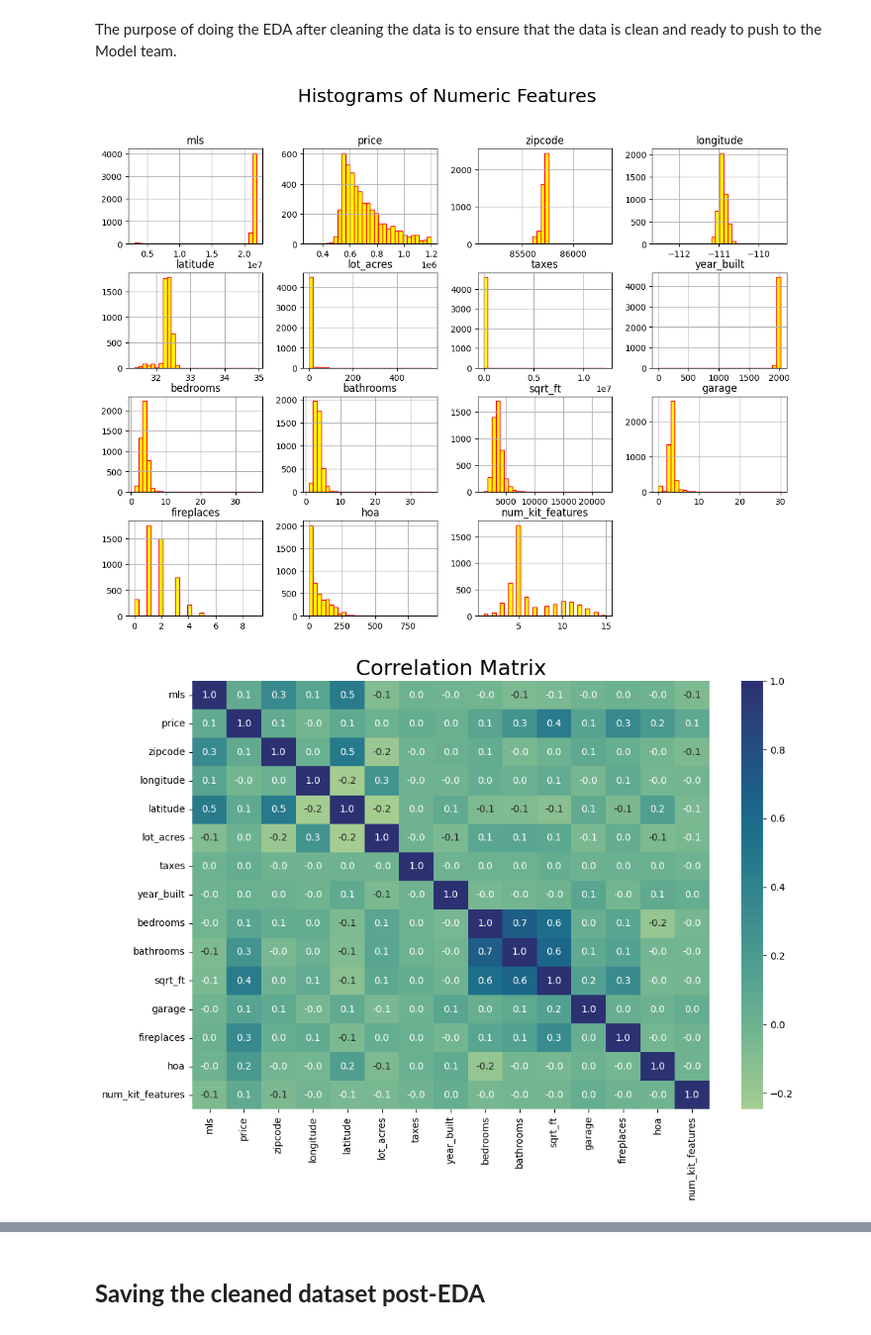
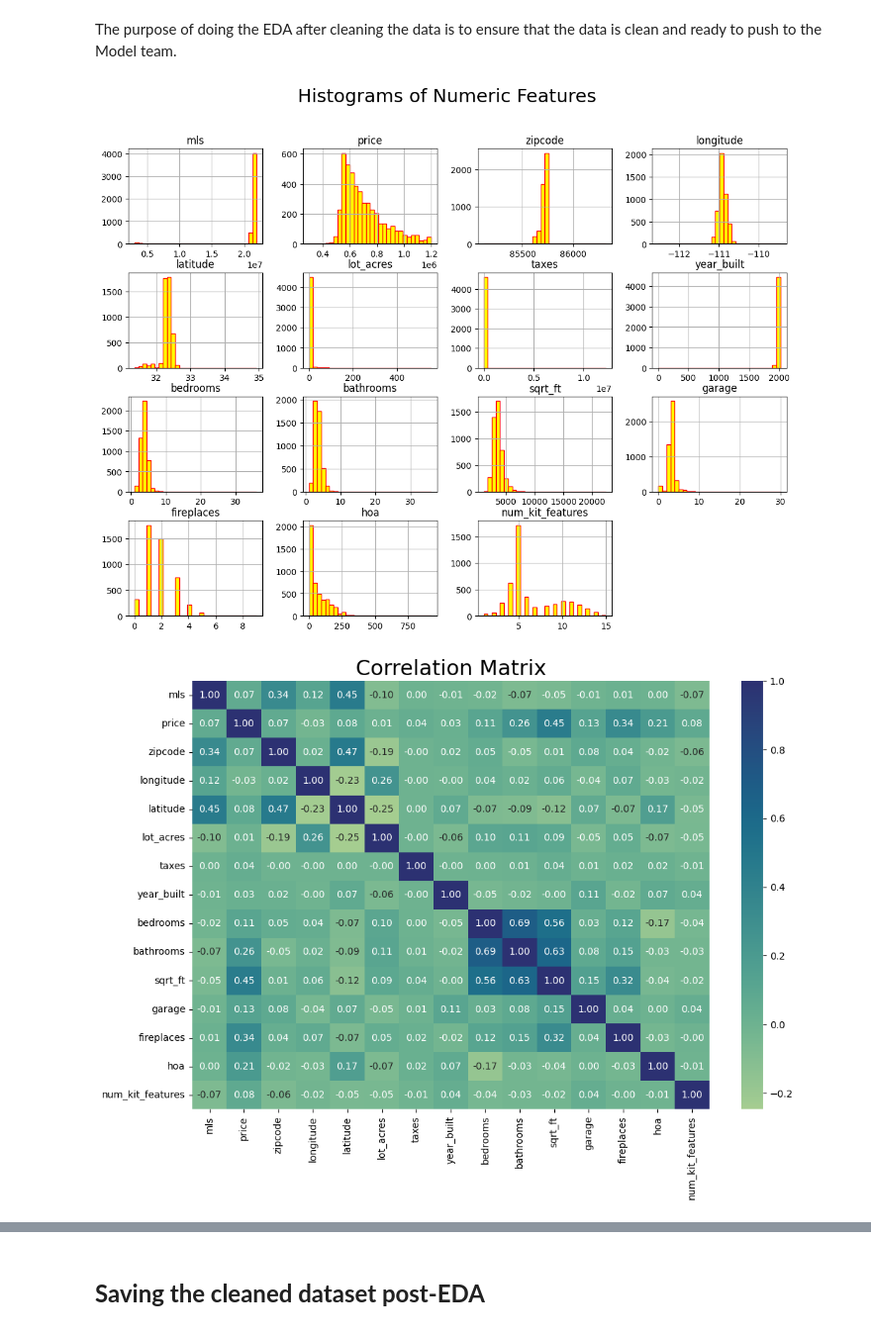
Before and after one commit to NyoYoAB/housingData_EDA, a Jupyter notebook: houseData_eda.ipynb, the cells around one changed output, grey strips where cells are left out. Shown at 99% size. Drawn from its saved outputs; the diff is of its cells as text; code cells hidden in the pictures.

```diff
--- a/houseData_eda.ipynb
+++ b/houseData_eda.ipynb
@@ -199,7 +214,7 @@ Name: num_kit_features, Length: 5000, dtype: int64
 # %%
 # Convert from object type to float64
 house_df['fireplaces'] = pd.to_numeric(house_df['fireplaces'], errors="coerce").fillna(0).astype(int)
-house_df['hoa'] = pd.to_numeric(house_df['hoa'], errors="coerce")
+house_df['hoa'] = pd.to_numeric(house_df['hoa'], errors="coerce").fillna(0).astype(int)
 
 # Convert from float to int
 house_df["bathrooms"] = house_df["bathrooms"].astype(int)
@@ -347,7 +361,7 @@ plt.show()
 
 plt.figure(figsize=(12, 8))
 corr_matrix = numeric_df.corr()
-sns.heatmap(corr_matrix, annot=True, fmt='.1f', cmap='crest', cbar=True)
+sns.heatmap(corr_matrix, annot=True, fmt='.2f', cmap='crest', cbar=True)
 plt.title('Correlation Matrix', fontsize=22)
 plt.show()
 
@@ -369,32 +383,32 @@ plt.title('Price Distribution by Number of Bedrooms')
 plt.xlabel('Number of Bedrooms')
 plt.ylabel('Sold Price')
 plt.show()
 
 # Aggregating data by zip code
 zipcode_data = house_df.groupby('zipcode').agg({
     'price': 'mean',
     'mls': 'count',  # Assuming MLS is a unique identifier for properties
     'lot_acres': 'mean',
     'bedrooms': 'mean'
 }).reset_index()
 
 # Visualizing the average sold price by zipcode
 plt.figure(figsize=(12, 8))
 sns.barplot(x='zipcode', y='price', data=zipcode_data, palette='viridis')
 plt.title('Average Sold Price by Zipcode')
 plt.xlabel('Zipcode')
 plt.ylabel('Average Sold Price')
 plt.xticks(rotation=45)
 plt.show()
 
 categorical_features = house_df.select_dtypes(include=['object']).columns
 
 for feature in categorical_features:
     plt.figure(figsize=(8, 6))
     sns.countplot(y=feature, data=house_df, palette='viridis')
     plt.title(f'Distribution of {feature}', fontsize=22)
     plt.show()
 # %% [output]
 [figure]
-[figure, old version]
+[figure, new version]
 [figure]
```
Also changed, not shown: parts of 8 cells of this notebook, 3 other files.
